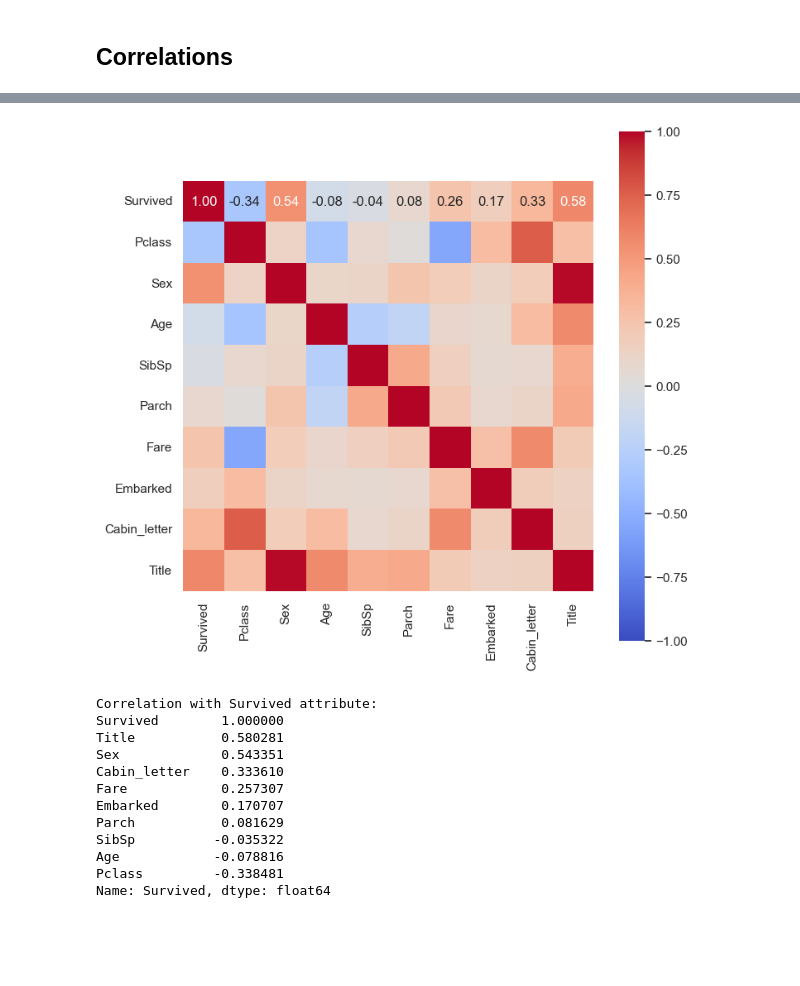
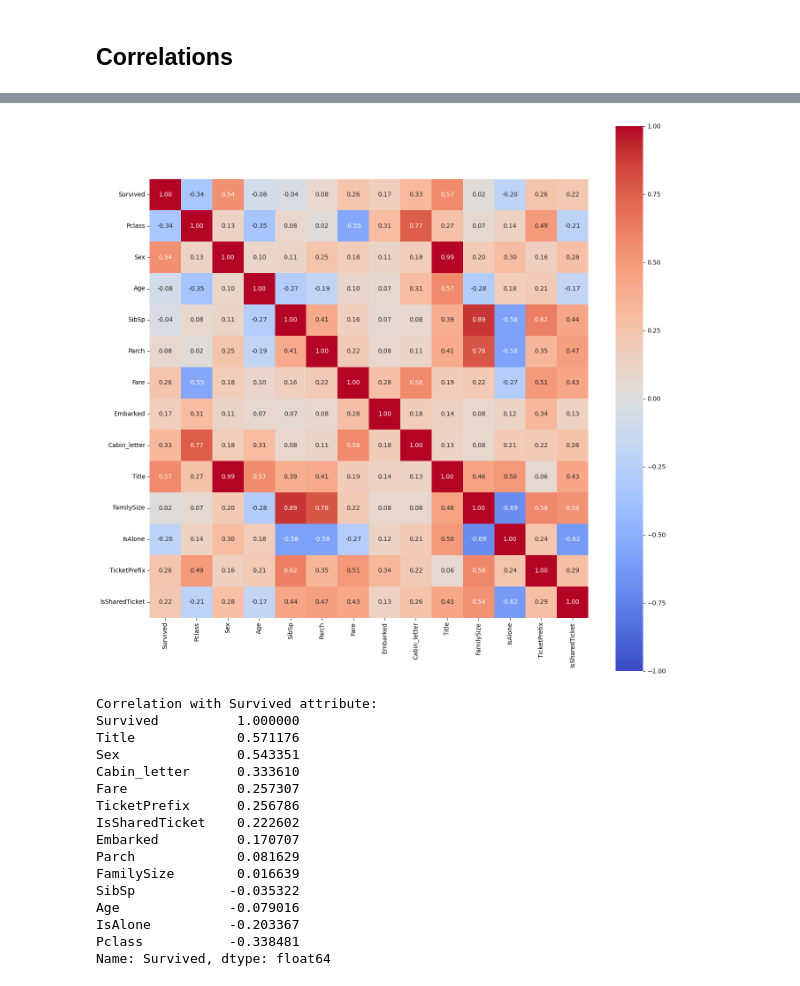
Before and after one commit to h-dashti/end-to-end-ml-projects, a Jupyter notebook: titanic-survival-prediction/exploration.ipynb, the cells around one changed output, grey strips where cells are left out. Cells and saved outputs as stored; diff of their text form; code cells hidden in the pictures; blank space fills up the shorter version.

```diff
--- a/titanic-survival-prediction/exploration.ipynb
+++ b/titanic-survival-prediction/exploration.ipynb
@@ -4,7 +4,7 @@ import numpy as np
 import matplotlib.pyplot as plt
 import seaborn as sns
 # %%
-df_original = pd.read_csv('./titanic-survival-prediction/data/train.csv')
+df_original = pd.read_csv('./train.csv')
 # %%
 df_original.info()
 # %% [output]
@@ -106,8 +203,14 @@ memory usage: 90.6+ KB
 # %% [markdown]
 ## Histogram for each attribute
 # %%
+df = DataFramePreprocessor().fit_transform(df_original)
+
 # Set number of plots per row
-list_of_attributes = ['Survived', 'Pclass', 'Sex', 'Age', 'SibSp',  'Parch', 'Fare', 'Embarked', 'Cabin_letter', 'Title', ]
+list_of_attributes = ['Survived', 'Pclass', 'Sex', 'Age', 'SibSp',  'Parch',
+                      'Fare', 'Embarked', 'Cabin_letter', 'Title',
+                      'FamilySize', 'IsAlone', 'TicketPrefix',
+                      'IsSharedTicket'
+                      ]
 n_cols = 3
 n_plots = len(list_of_attributes)
 n_rows = (n_plots + n_cols - 1) // n_cols
@@ -123,7 +226,8 @@ for i, col in enumerate(list_of_attributes):
         sns.histplot(df[col].dropna(), bins=20, ax=ax, kde=False, color='skyblue')
         ax.set_title(f"Histogram of {col}")
     else:
-        sns.countplot(data=df, x=col, ax=ax, palette='Set2', order=df[col].value_counts().index)
+        sns.countplot(data=df, x=col, ax=ax, palette='Set2',
+                      order=df[col].value_counts().index)
         ax.set_title(f"Count Plot of {col}")
         ax.tick_params(axis='x', rotation=45)
 
@@ -152,24 +277,32 @@ sns.heatmap(corr, cmap = 'coolwarm', annot=False)
 # %%
-list_of_attributes = ['Survived', 'Pclass', 'Sex', 'Age', 'SibSp',  'Parch', 'Fare', 'Embarked', 'Cabin_letter', 'Title', ]
+list_of_attributes = ['Survived', 'Pclass', 'Sex', 'Age', 'SibSp',  'Parch',
+                      'Fare', 'Embarked', 'Cabin_letter', 'Title',
+                      'FamilySize', 'IsAlone', 'TicketPrefix',
+                      'IsSharedTicket'
+                      ]
 
 try:
     from dython.nominal import associations
-    assoc = associations(df[list_of_attributes], figsize=(8, 8), cmap = 'coolwarm')
+    assoc = associations(df[list_of_attributes], figsize=(16, 16), cmap = 'coolwarm')
     print("Correlation with Survived attribute:")
     print(assoc['corr']['Survived'].sort_values(ascending=False))
 except ModuleNotFoundError:
     print("module 'dython' is not installed")
 # %% [output]
-[figure, old version]
+[figure, new version]
 Correlation with Survived attribute:
-Survived        1.000000
-Title           0.580281
-Sex             0.543351
-Cabin_letter    0.333610
-Fare            0.257307
-Embarked        0.170707
-Parch           0.081629
-SibSp          -0.035322
-Age            -0.078816
-Pclass         -0.338481
+Survived          1.000000
+Title             0.571176
+Sex               0.543351
+Cabin_letter      0.333610
+Fare              0.257307
+TicketPrefix      0.256786
+IsSharedTicket    0.222602
+Embarked          0.170707
+Parch             0.081629
+FamilySize        0.016639
+SibSp            -0.035322
+Age              -0.079016
+IsAlone          -0.203367
+Pclass           -0.338481
 Name: Survived, dtype: float64
```
Also changed, not shown: parts of 28 cells of this notebook, 5 other files.
